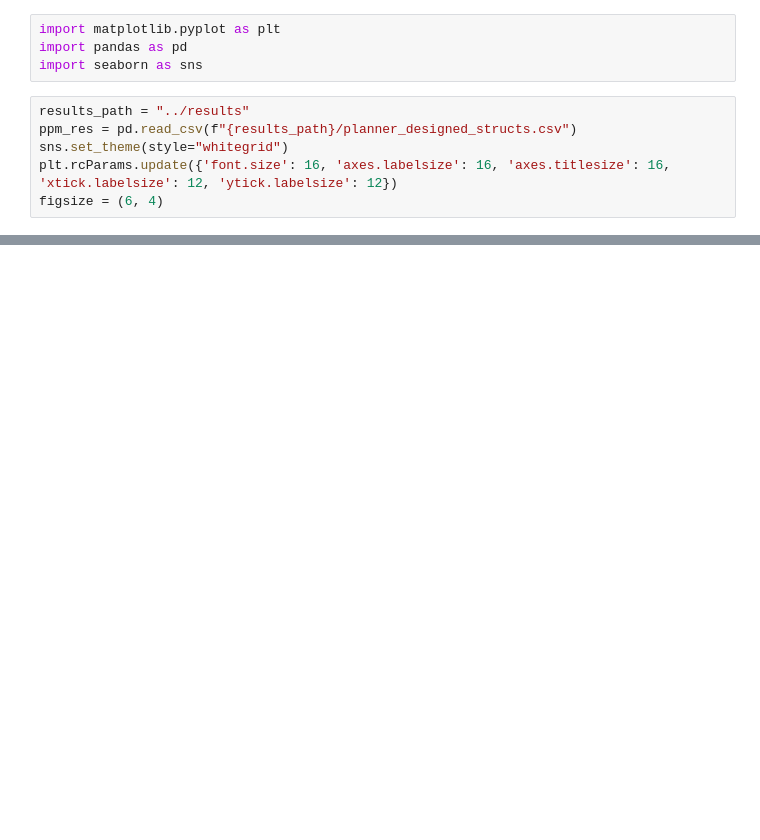
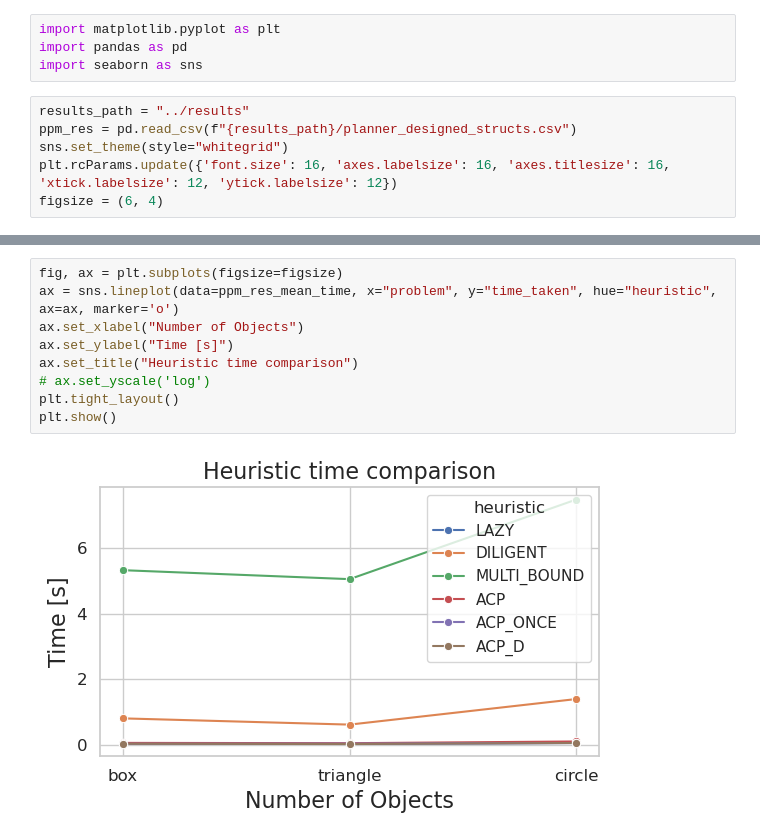
Before and after one commit to RareCentipede/modular_contruction_task_planner, a Jupyter notebook: modular_construction_task_planner/modular_construction_task_planner/scripts/plot_res.ipynb, the cells around one changed output, grey strips where cells are left out. Cells and saved outputs as stored; diff of their text form; blank space fills up the shorter version.

```diff
--- a/modular_construction_task_planner/modular_construction_task_planner/scripts/plot_res.ipynb
+++ b/modular_construction_task_planner/modular_construction_task_planner/scripts/plot_res.ipynb
@@ -48,0 +80,11 @@ plt.show()
+# %%
+fig, ax = plt.subplots(figsize=figsize)
+ax = sns.lineplot(data=ppm_res_mean_time, x="problem", y="time_taken", hue="heuristic", ax=ax, marker='o')
+ax.set_xlabel("Number of Objects")
+ax.set_ylabel("Time [s]")
+ax.set_title("Heuristic time comparison")
+# ax.set_yscale('log')
+plt.tight_layout()
+plt.show()
+# %% [output]
+[figure, added]
```
Also changed, not shown: parts of 8 cells of this notebook, 4 other files.
